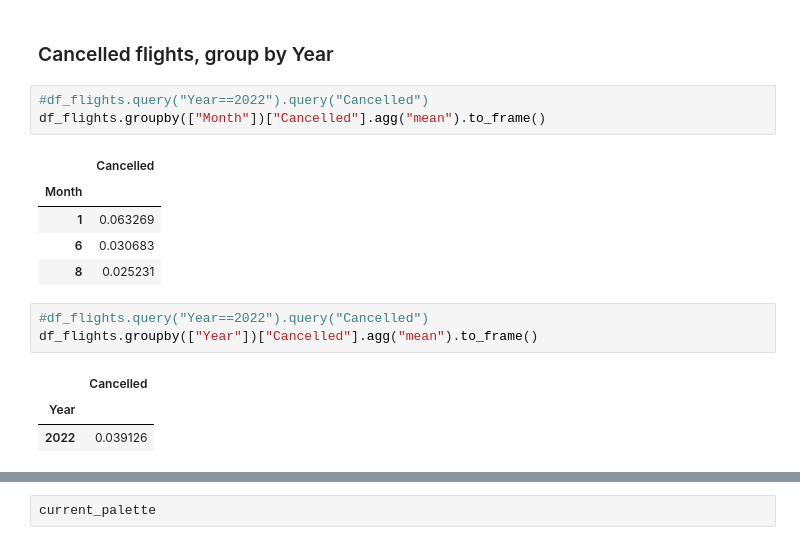
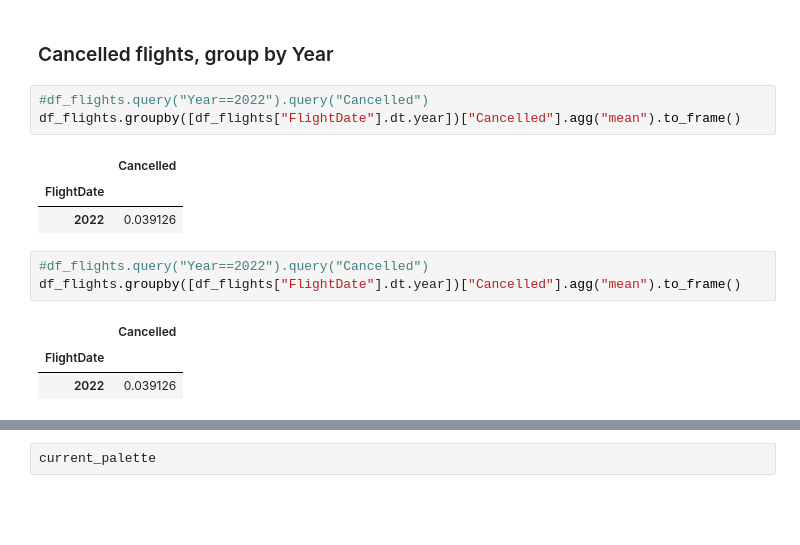
Before and after one commit to georgetown-analytics/team-3, a Jupyter notebook: flight_model/notebooks/EDA/eda1_flight_data_082022.ipynb, the cells around one changed output, grey strips where cells are left out. Cells and saved outputs as stored; diff of their text form; blank space fills up the shorter version.

```diff
--- a/flight_model/notebooks/EDA/eda1_flight_data_082022.ipynb
+++ b/flight_model/notebooks/EDA/eda1_flight_data_082022.ipynb
@@ -467,17 +449,15 @@ Name: Cancelled, dtype: int64
 ### Cancelled flights, group by Year
 # %%
 #df_flights.query("Year==2022").query("Cancelled")
-df_flights.groupby(["Month"])["Cancelled"].agg("mean").to_frame()
+df_flights.groupby([df_flights["FlightDate"].dt.year])["Cancelled"].agg("mean").to_frame()
 # %% [output]
 |  | Cancelled |
-| Month |  |
-| 1 | 0.063269 |
-| 6 | 0.030683 |
-| 8 | 0.025231 |
+| FlightDate |  |
+| 2022 | 0.039126 |
 # %%
 #df_flights.query("Year==2022").query("Cancelled")
-df_flights.groupby(["Year"])["Cancelled"].agg("mean").to_frame()
+df_flights.groupby([df_flights["FlightDate"].dt.year])["Cancelled"].agg("mean").to_frame()
 # %% [output]
 |  | Cancelled |
-| Year |  |
+| FlightDate |  |
 | 2022 | 0.039126 |
```
Also changed, not shown: parts of 9 cells of this notebook.
